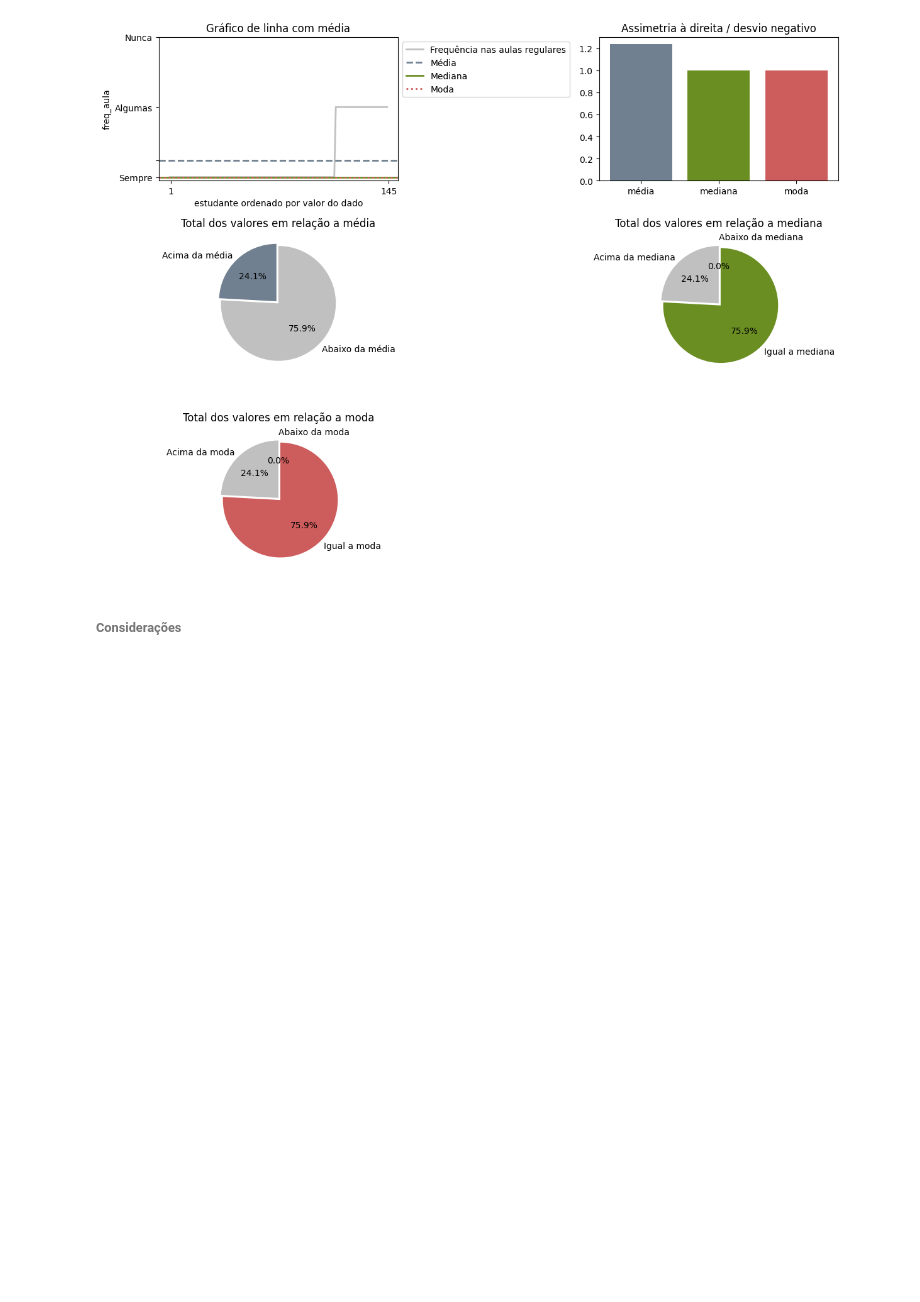
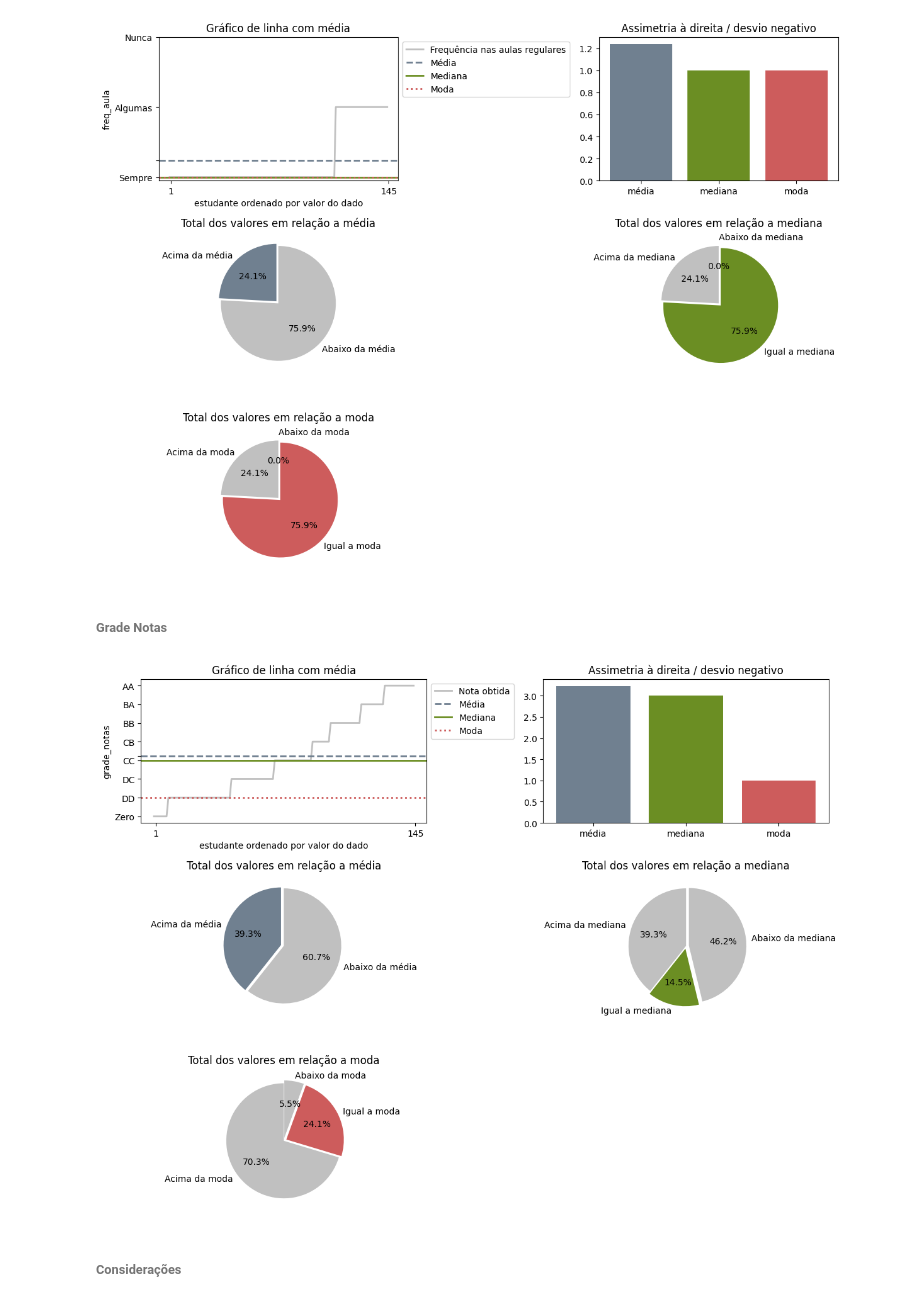
Before and after one commit to IqueMoraes/mvp_analise_exploratoria_e_pre_processamento, a Jupyter notebook: MVP_.ipynb, the cells around one changed output. Drawn from its saved outputs; the diff is of its cells as text; code cells hidden in the pictures; blank space fills up the shorter version.

```diff
--- a/MVP_.ipynb
+++ b/MVP_.ipynb
@@ -771,6 +771,12 @@ plot_position_graphic('organizacao_avaliacoes')
 plot_position_graphic('freq_aula')
 # %% [output]
 [figure]
+# %% [markdown]
+###### Grade Notas
+# %%
+plot_position_graphic('grade_notas')
+# %% [output]
+[figure, added]
 # %% [markdown]
 ###### Considerações
 # %% [markdown]
```
